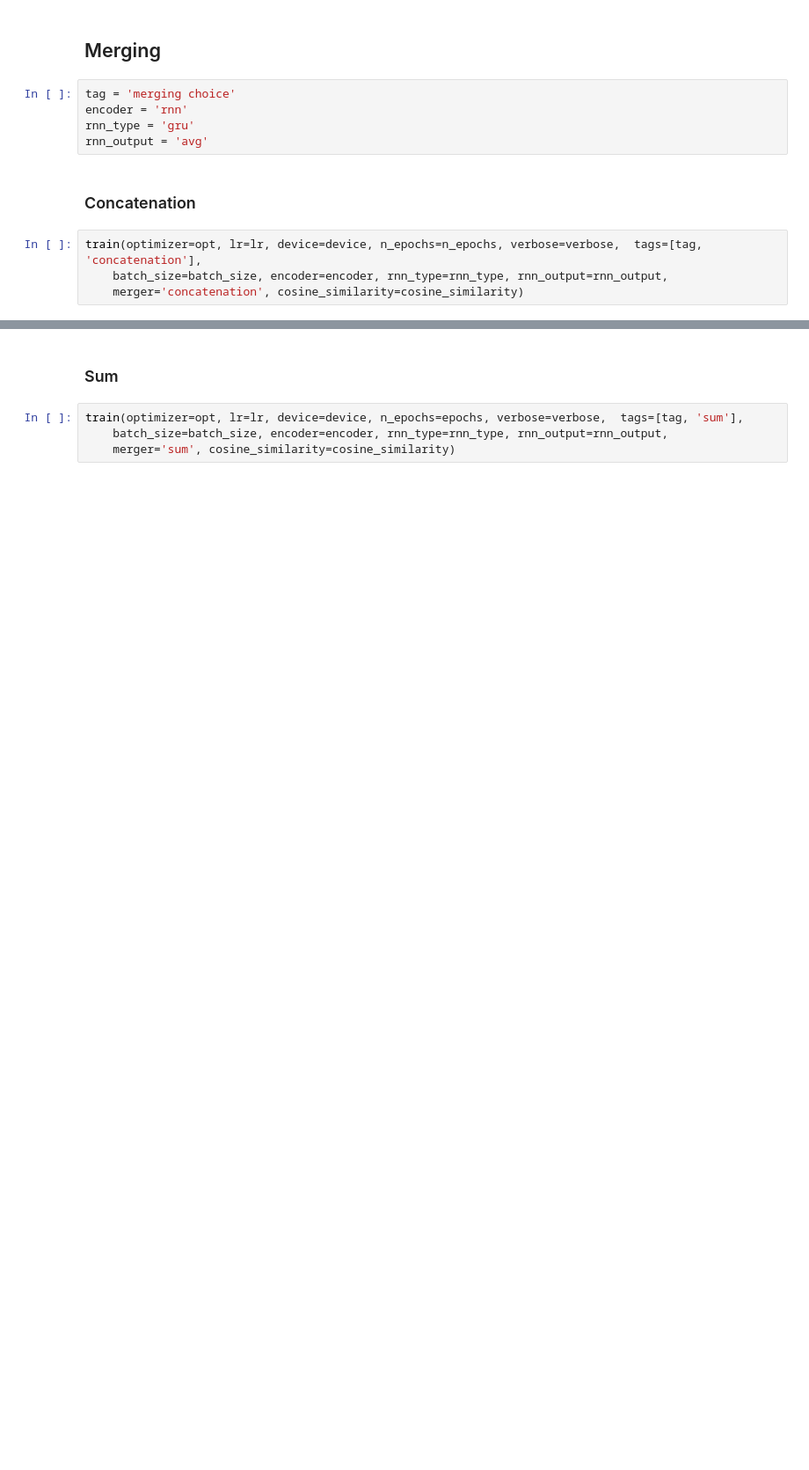
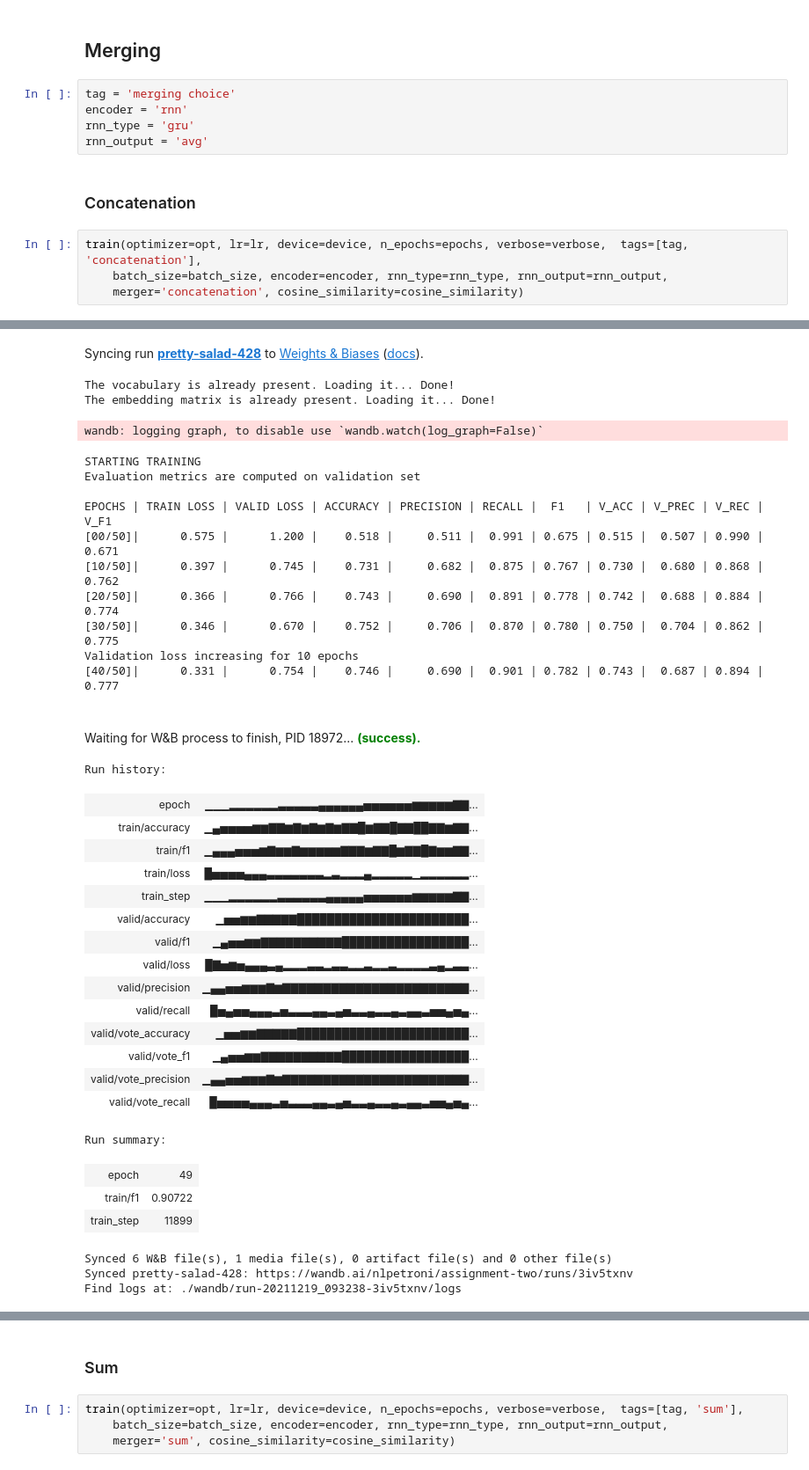
Before and after one commit to NLPetroni/assignment_two, a Jupyter notebook: solution_2.ipynb, the cells around one changed output, grey strips where cells are left out. Shown at 88% size. Saved outputs shown, nothing was run; the diff lists cells and outputs as text; blank space fills up the shorter version.

```diff
--- a/solution_2.ipynb
+++ b/solution_2.ipynb
@@ -1034,6 +1314,7 @@ rnn_output = 'avg'
 # %% [markdown]
 ### Concatenation
 # %%
-train(optimizer=opt, lr=lr, device=device, n_epochs=n_epochs, verbose=verbose,  tags=[tag, 'concatenation'],
+train(optimizer=opt, lr=lr, device=device, n_epochs=epochs, verbose=verbose,  tags=[tag, 'concatenation'],
     batch_size=batch_size, encoder=encoder, rnn_type=rnn_type, rnn_output=rnn_output,
     merger='concatenation', cosine_similarity=cosine_similarity)
+# %% [output]
@@ -1039,0 +1325,37 @@ train(optimizer=opt, lr=lr, device=device, n_epochs=n_epochs, verbose=verbose,
+Syncing run pretty-salad-428 to Weights & Biases (docs).
+The vocabulary is already present. Loading it... Done!
+The embedding matrix is already present. Loading it... Done!
+wandb: logging graph, to disable use `wandb.watch(log_graph=False)`
+STARTING TRAINING
+Evaluation metrics are computed on validation set
+
+EPOCHS | TRAIN LOSS | VALID LOSS | ACCURACY | PRECISION | RECALL |  F1   | V_ACC | V_PREC | V_REC | V_F1
+[00/50]|      0.575 |      1.200 |    0.518 |     0.511 |  0.991 | 0.675 | 0.515 |  0.507 | 0.990 | 0.671
+[10/50]|      0.397 |      0.745 |    0.731 |     0.682 |  0.875 | 0.767 | 0.730 |  0.680 | 0.868 | 0.762
+[20/50]|      0.366 |      0.766 |    0.743 |     0.690 |  0.891 | 0.778 | 0.742 |  0.688 | 0.884 | 0.774
+[30/50]|      0.346 |      0.670 |    0.752 |     0.706 |  0.870 | 0.780 | 0.750 |  0.704 | 0.862 | 0.775
+Validation loss increasing for 10 epochs
+[40/50]|      0.331 |      0.754 |    0.746 |     0.690 |  0.901 | 0.782 | 0.743 |  0.687 | 0.894 | 0.777
+Waiting for W&B process to finish, PID 18972... (success).
+Run history:
+| epoch | ▁▁▁▂▂▂▂▂▂▃▃▃▃▃▄▄▄▄▄▄▅▅▅▅▅▅▆▆▆▆▆▇▇... |
+| train/accuracy | ▁▄▅▅▅▅▆▆▇▇▆▇▆▇▆▇▆▇▇█▆▇▇█▇▇██▇▇▆▇▇... |
+| train/f1 | ▁▄▄▄▅▅▅▆▇▆▆▇▆▆▆▆▆▇▇▇▆▇▇█▆▇▇█▇▆▆▇▇... |
+| train/loss | █▅▅▅▅▄▄▄▃▃▃▃▃▃▃▂▃▂▂▂▄▂▂▂▂▂▁▂▂▂▂▂▂... |
+| train_step | ▁▁▁▂▂▂▂▂▂▃▃▃▃▃▃▄▄▄▄▄▅▅▅▅▅▅▆▆▆▆▆▇▇... |
+| valid/accuracy | ▁▅▅▆▆▇▇▇▇▇███████████████████████... |
+| valid/f1 | ▁▄▅▅▆▆▇▇▇▇▇▇▇▇▇▇█████████████████... |
+| valid/loss | █▇▅▆▅▄▄▄▃▄▂▂▂▃▃▂▃▃▂▂▃▂▂▃▂▂▂▂▃▄▂▃▃... |
+| valid/precision | ▁▄▄▅▅▆▆▆▇▆▇▇▇▇▇▇▇▇▇▇▇▇▇▇▇▇▇▇▇▇▇▇▇... |
+| valid/recall | █▅▄▅▅▄▄▄▃▅▃▃▃▄▄▃▄▅▃▃▄▃▃▄▃▄▄▃▅▅▄▅▄... |
+| valid/vote_accuracy | ▁▅▅▆▆▇▇▇▇▇███████████████████████... |
+| valid/vote_f1 | ▁▄▅▅▆▆▇▇▇▇▇▇▇▇▇▇█████████████████... |
+| valid/vote_precision | ▁▄▄▅▅▆▆▆▇▆▇▇▇▇▇▇▇▇▇▇▇▇▇▇▇▇▇▇▇▇▇▇▇... |
+| valid/vote_recall | █▅▅▅▅▄▄▄▃▅▃▃▃▄▄▃▄▅▃▃▄▃▃▄▃▄▄▃▅▅▄▅▄... |
+Run summary:
+| epoch | 49 |
+| train/f1 | 0.90722 |
+| train_step | 11899 |
+Synced 6 W&B file(s), 1 media file(s), 0 artifact file(s) and 0 other file(s)
+Synced pretty-salad-428: https://wandb.ai/nlpetroni/assignment-two/runs/3iv5txnv
+Find logs at: ./wandb/run-20211219_093238-3iv5txnv/logs
```
Also changed, not shown: parts of 16 cells of this notebook.
